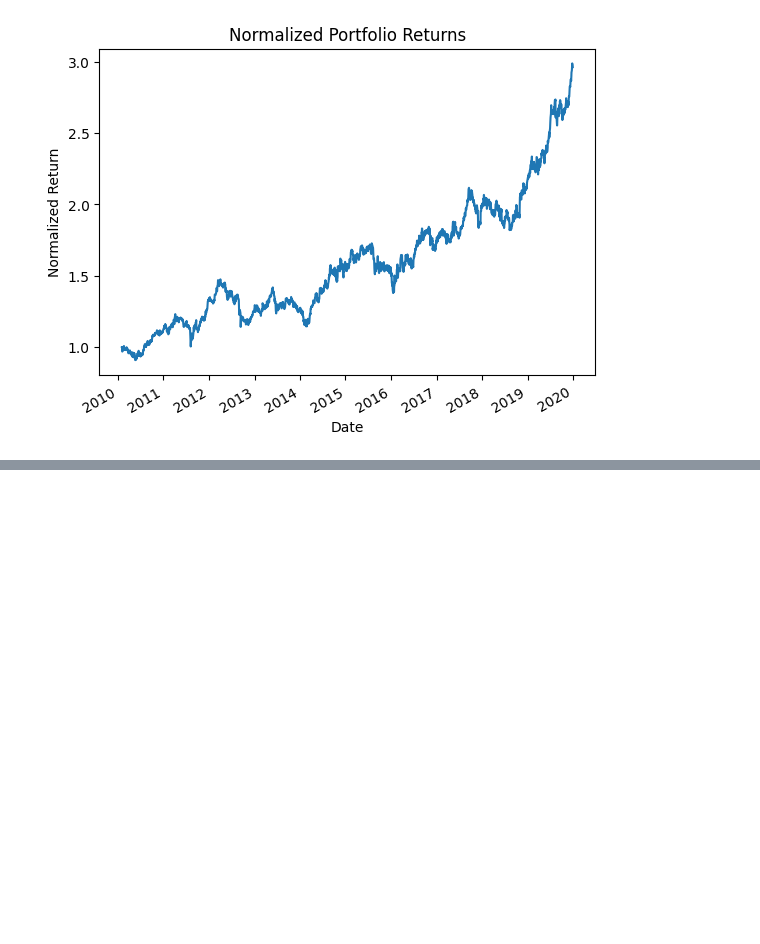
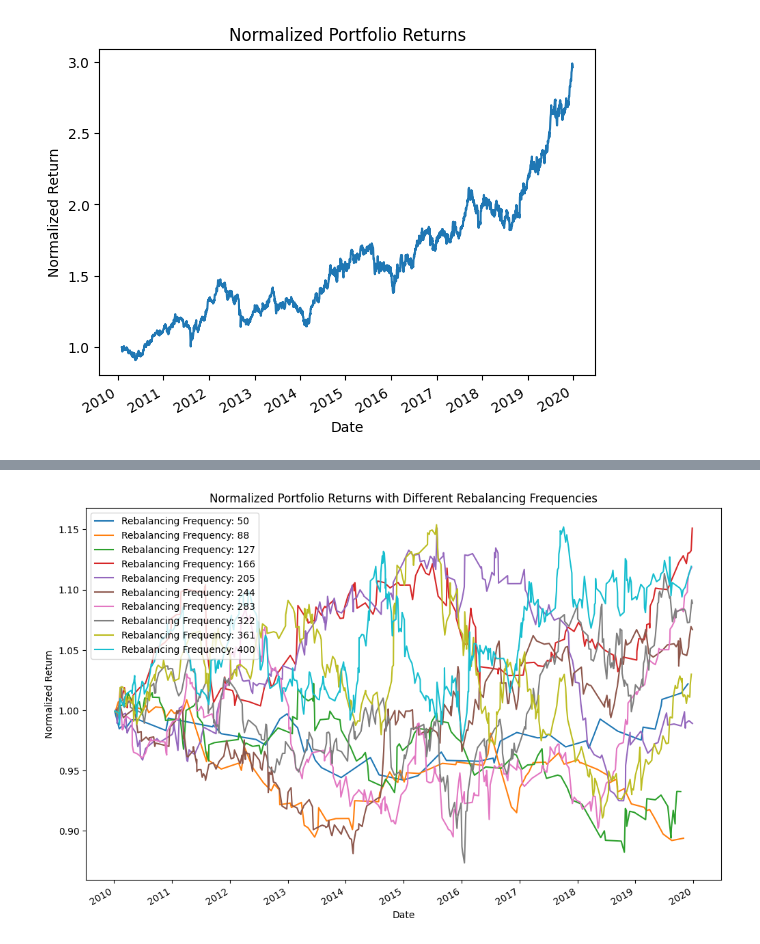
Before and after one commit to fea-dev-usp/quantamental-Dev_Wizards, a Jupyter notebook: rebalanceamentos_aleatorios.ipynb, the cells around one changed output, grey strips where cells are left out. Saved outputs shown, nothing was run; the diff lists cells and outputs as text; code cells hidden in the pictures; blank space fills up the shorter version.

```diff
--- a/rebalanceamentos_aleatorios.ipynb
+++ b/rebalanceamentos_aleatorios.ipynb
@@ -22,19 +22,21 @@ returns = ibov_close.pct_change().dropna()
 # Portfolio simples com rp
 port = rp.Portfolio(returns=returns)
 
-method_mu='hist'    # Method to estimate expected returns based on historical data.
-method_cov='hist'   # Method to estimate covariance matrix based on historical data.
+method_mu = 'hist'    # Method to estimate expected returns based on historical data.
+method_cov = 'hist'   # Method to estimate covariance matrix based on historical data.
 
 port.assets_stats(method_mu=method_mu, method_cov=method_cov)
 
+# Convert the covariance matrix to a positive definite matrix
+port.cov = rp.cov_fix(port.cov, method='nearest', threshold=1e-08)
+
 # Estimate optimal portfolio:
-
-model='Classic'     # Could be Classic (historical), BL (Black Litterman) or FM (Factor Model)
-rm = 'MV'           # Risk measure used, this time will be variance
-obj = 'MinRisk'     # Objective function, could be MinRisk, MaxRet, Utility or Sharpe
-hist = True         # Use historical scenarios for risk measures that depend on scenarios
-rf = 0              # Risk free rate
-l = 0               # Risk aversion factor, only useful when obj is 'Utility'
+model = 'Classic'     # Could be Classic (historical), BL (Black Litterman) or FM (Factor Model)
+rm = 'MV'             # Risk measure used, this time will be variance
+obj = 'MinRisk'       # Objective function, could be MinRisk, MaxRet, Utility or Sharpe
+hist = True           # Use historical scenarios for risk measures that depend on scenarios
+rf = 0                # Risk free rate
+l = 0                 # Risk aversion factor, only useful when obj is 'Utility'
 
 w = port.optimization(model=model, rm=rm, obj=obj, rf=rf, l=l, hist=hist)
 
@@ -131,10 +136,7 @@ weights_df_random = pd.DataFrame(index=returns.index, columns=returns.columns)
 # Loop through each date and calculate the weights if the binary array value is 1
 for date in returns.index[binary_array == 1]:
     # Get the data up to the current date
-    data_up_to_date = returns.loc[:date]
-
-    # Calculate returns up to the current date
-    returns_up_to_date = data_up_to_date.pct_change().dropna()
+    returns_up_to_date = returns.loc[:date]
 
     # Drop rows with NaNs or infinite values
     returns_up_to_date = returns_up_to_date.replace([np.inf, -np.inf], np.nan).dropna()
@@ -144,6 +146,14 @@ for date in returns.index[binary_array == 1]:
 
     # Calculate optimal portfolio
     port.assets_stats(method_mu=method_mu, method_cov=method_cov)
+
+    # Raise an error if the covariance matrix is None
+    if port.cov is None:
+        raise ValueError("Covariance matrix is None")
+    else:
+        # Convert the covariance matrix to a positive definite matrix
+        port.cov = rp.cov_fix(port.cov, method='nearest', threshold=1e-08)
+
     weights = port.optimization(model=model, rm=rm, obj=obj, rf=rf, l=l, hist=hist)
 
     # Store the weights in the dataframe
@@ -171,0 +277,13 @@ plt.show()
+# %%
+# Plot the normalized portfolio returns for each frequency
+plt.figure(figsize=(12, 8))
+for freq, normalized_returns in normalized_portfolio_returns_dict.items():
+    normalized_returns.plot(label=f'Rebalancing Frequency: {freq}')
+
+plt.title('Normalized Portfolio Returns with Different Rebalancing Frequencies')
+plt.xlabel('Date')
+plt.ylabel('Normalized Return')
+plt.legend()
+plt.show()
+# %% [output]
+[figure, added]
```
Also changed, not shown: parts of 6 cells of this notebook.
